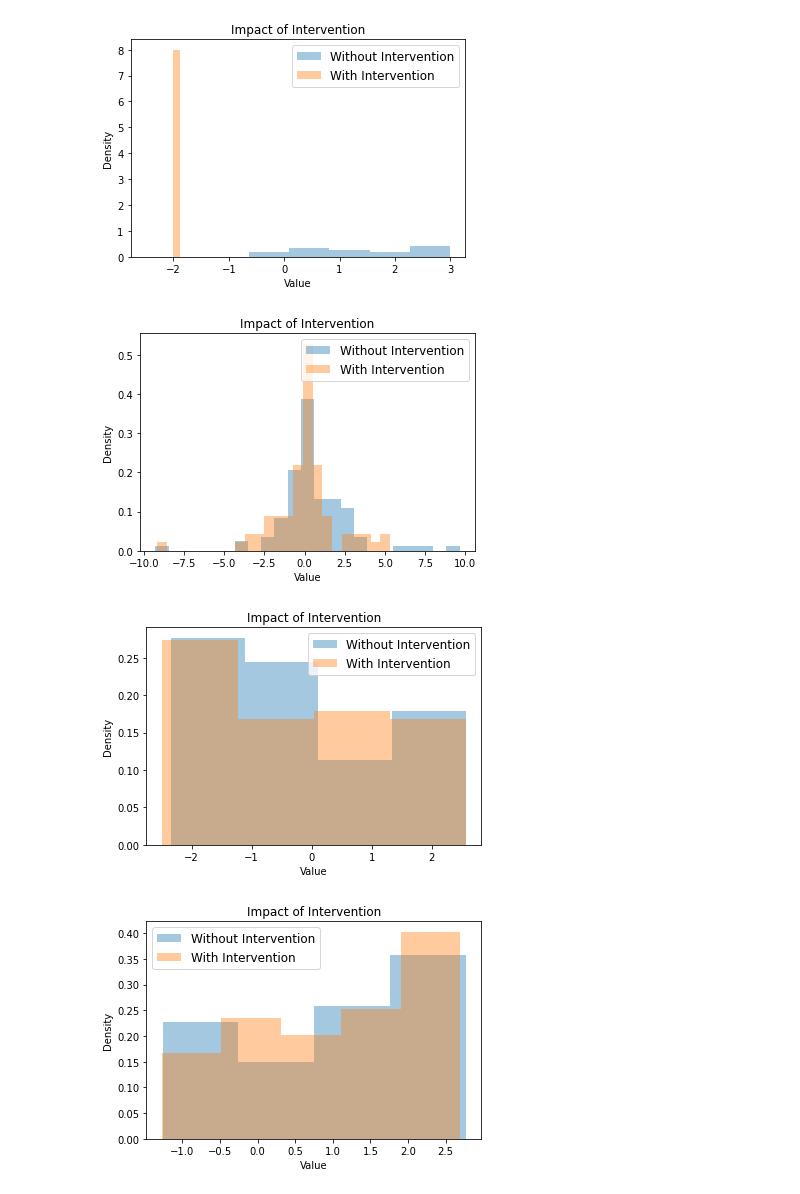
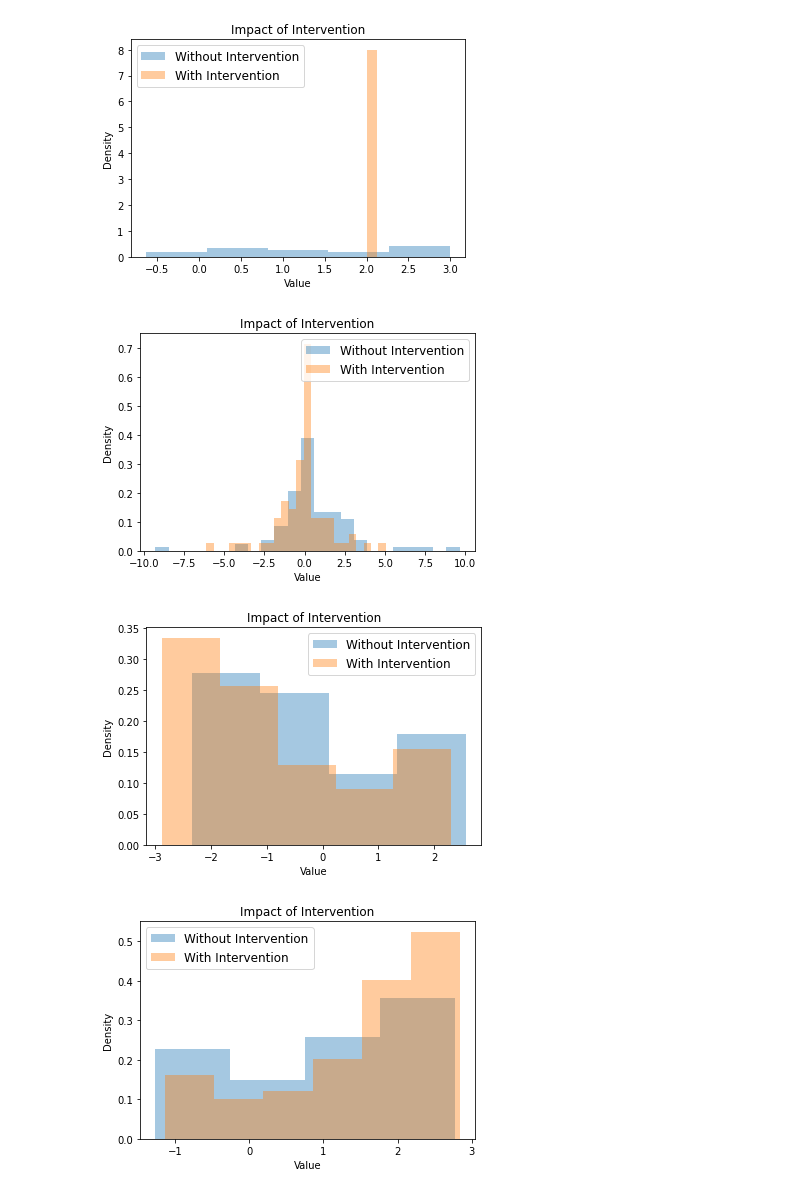
Before and after one commit to magn3144/CausalityGraphGenerator, a Jupyter notebook: data_visualization.ipynb, the cells around one changed output. Drawn from its saved outputs; the diff is of its cells as text; code cells hidden in the pictures.

Commit message:
Data viz med 6 plots

```diff
--- a/data_visualization.ipynb
+++ b/data_visualization.ipynb
@@ -8,16 +8,17 @@ import seaborn as sns
 data1 = pd.read_csv("no_interventions.csv", sep=",")
 data1 = data1.drop(["Unnamed: 0"], axis=1)
 
-data2 = pd.read_csv("A_(-2).csv", sep=",")
+data2 = pd.read_csv("A_(2).csv", sep=",")
 data2 = data2.drop(["Unnamed: 0"], axis=1)
 # %%
-fig, axs = plt.subplots(4, 4)
+columns = ['A', 'B', 'C', 'D', 'E', 'F']
+
+fig, axs = plt.subplots(len(columns), len(columns))
 fig.set_size_inches(35, 35)
 fig.suptitle('Epic gamer moment')
 
-columns = ['A', 'B', 'C', 'D']
-for i in range(4):
-    for j in range(4):
+for i in range(len(columns)):
+    for j in range(len(columns)):
         axs[i,j].scatter(data1[columns[i]], data1[columns[j]])
 
 plt.show()
@@ -26,18 +27,18 @@ plt.show()
 # %%
-columns = ['A', 'B', 'C', 'D']
+columns = ['A', 'B', 'C', 'D', 'E', 'F']
 
-for i in range(4):
+for i in range(len(columns)):
     sns.distplot(data1[columns[i]], kde=False, norm_hist=True, label='Without Intervention')
     sns.distplot(data2[columns[i]], kde=False, norm_hist=True, label='With Intervention')
 
     # Plot formatting
     plt.legend(prop={'size': 12})
     plt.title('Impact of Intervention')
     plt.xlabel('Value')
     plt.ylabel('Density')
     plt.show()
 # %% [output]
-[figure, old version]
+[figure, new version]
-[figure, old version]
+[figure, new version]
-[figure, old version]
+[figure, new version]
-[figure, old version]
+[figure, new version]
```
Also changed, not shown: parts of 2 cells of this notebook.
